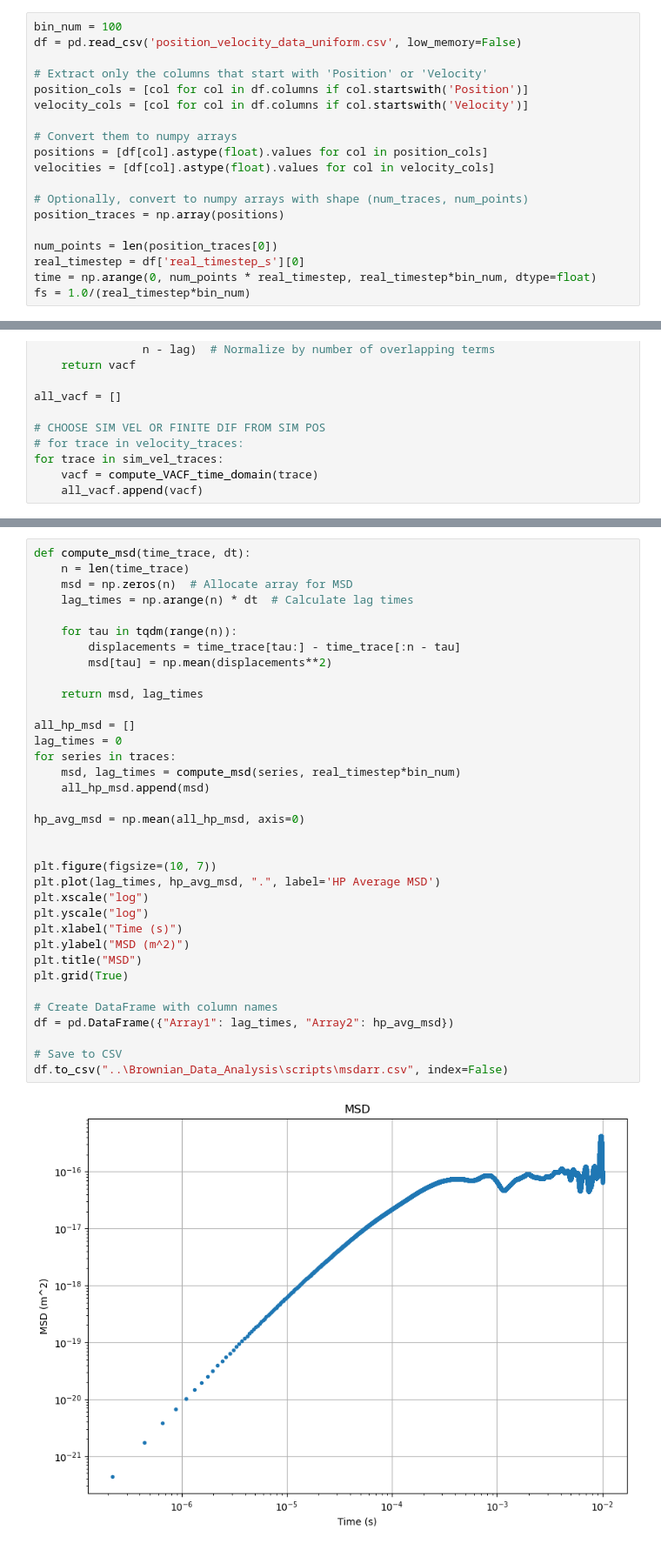
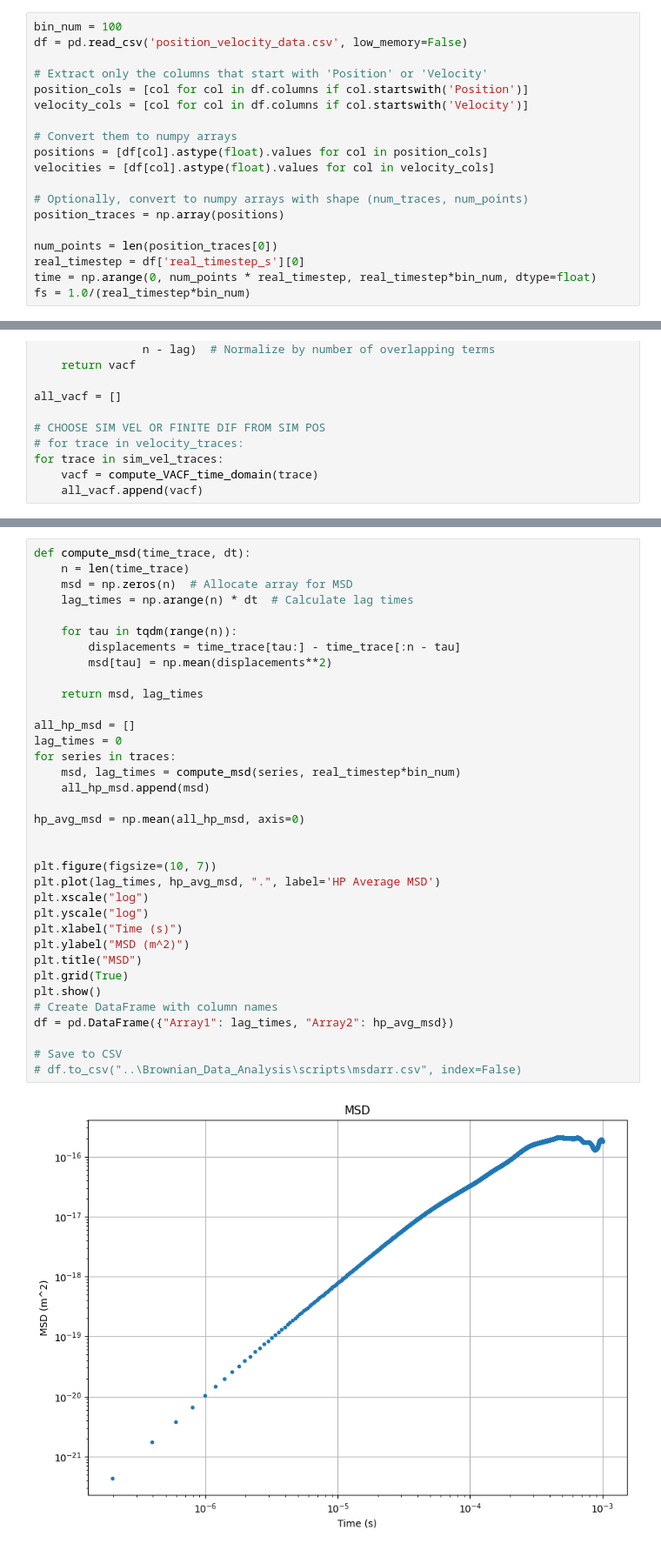
Before and after one commit to mcthumann/MarkovianEmbedding, a Jupyter notebook: sim_script.ipynb, the cells around one changed output, grey strips where cells are left out. Shown: that part at 87% size. Saved outputs shown, nothing was run; the diff lists cells and outputs as text.

```diff
--- a/sim_script.ipynb
+++ b/sim_script.ipynb
@@ -206,7 +283,7 @@ Trace 0:
 SAVING
 # %%
 bin_num = 100
-df = pd.read_csv('position_velocity_data_uniform.csv', low_memory=False)
+df = pd.read_csv('position_velocity_data.csv', low_memory=False)
 
 # Extract only the columns that start with 'Position' or 'Velocity'
 position_cols = [col for col in df.columns if col.startswith('Position')]
@@ -404,36 +483,36 @@ def compute_msd(time_trace, dt):
     lag_times = np.arange(n) * dt  # Calculate lag times
 
     for tau in tqdm(range(n)):
         displacements = time_trace[tau:] - time_trace[:n - tau]
         msd[tau] = np.mean(displacements**2)
 
     return msd, lag_times
 
 all_hp_msd = []
 lag_times = 0
 for series in traces:
     msd, lag_times = compute_msd(series, real_timestep*bin_num)
     all_hp_msd.append(msd)
 
 hp_avg_msd = np.mean(all_hp_msd, axis=0)
 
 
 plt.figure(figsize=(10, 7))
 plt.plot(lag_times, hp_avg_msd, ".", label='HP Average MSD')
 plt.xscale("log")
 plt.yscale("log")
 plt.xlabel("Time (s)")
 plt.ylabel("MSD (m^2)")
 plt.title("MSD")
 plt.grid(True)
-
+plt.show()
 # Create DataFrame with column names
 df = pd.DataFrame({"Array1": lag_times, "Array2": hp_avg_msd})
 
 # Save to CSV
-df.to_csv("..\Brownian_Data_Analysis\scripts\msdarr.csv", index=False)
+# df.to_csv("..\Brownian_Data_Analysis\scripts\msdarr.csv", index=False)
 # %% [output]
-[figure, old version]
+[figure, new version]
 # %%
 def MSD_fitting_func(t,m, K, r, V):
     trap_const = K
```
Also changed, not shown: parts of 9 cells of this notebook.
